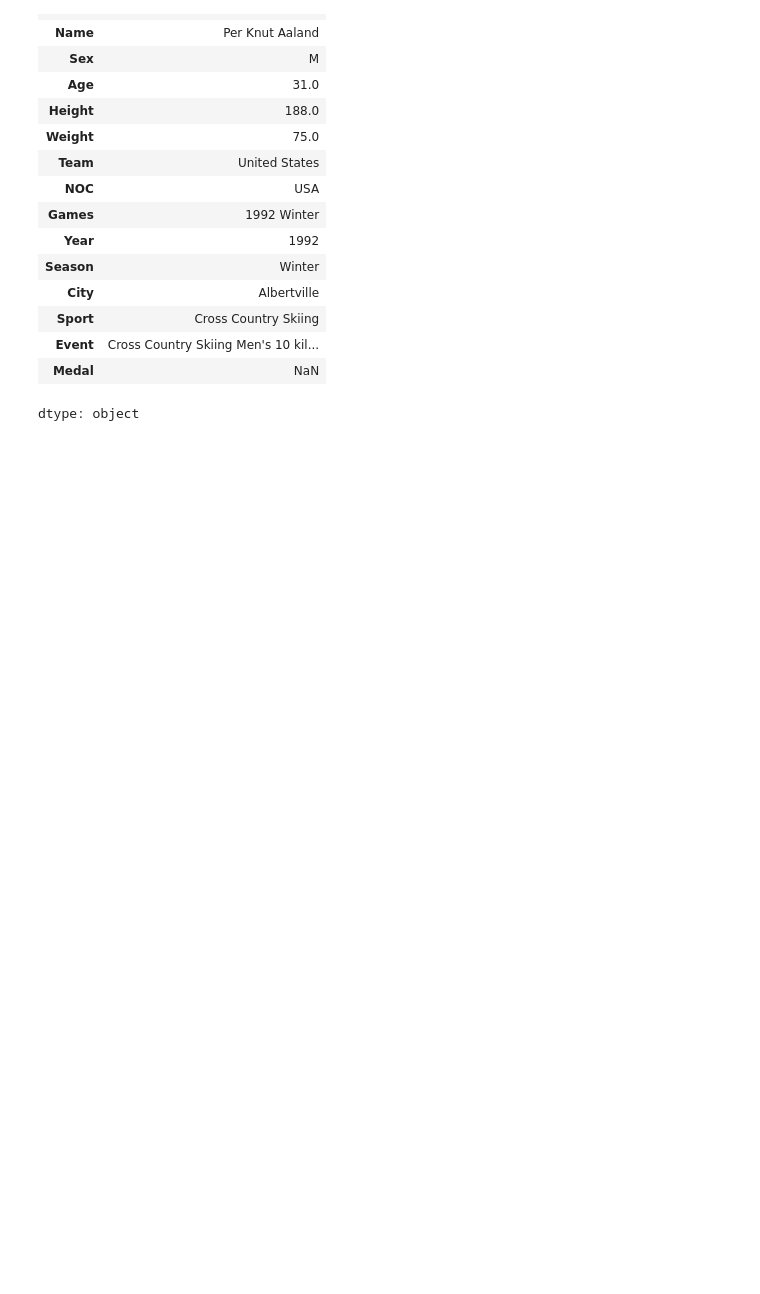
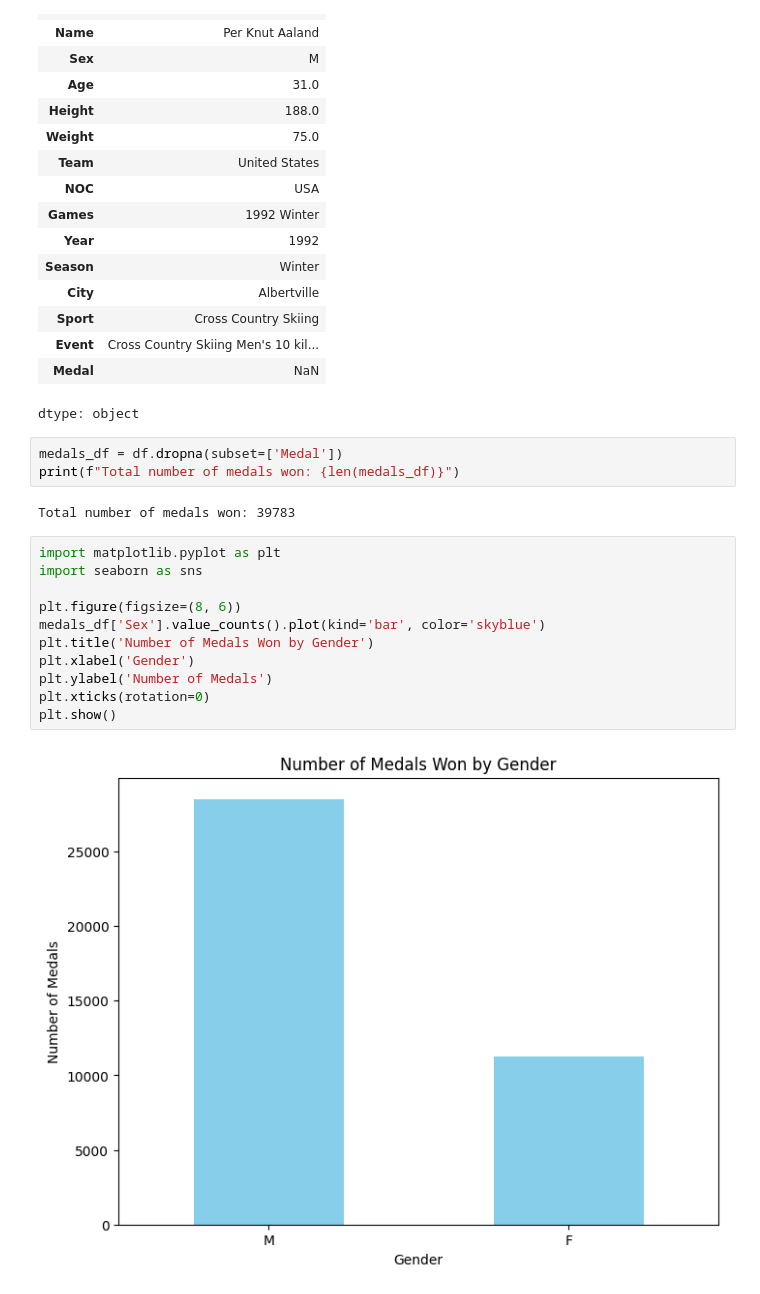
Before and after one commit to JuniorFigueroa18/DSHSRP, a Jupyter notebook: Data_Science_Project.ipynb, the cells around one changed output. Drawn from its saved outputs; the diff is of its cells as text; blank space fills up the shorter version.

```diff
--- a/Data_Science_Project.ipynb
+++ b/Data_Science_Project.ipynb
@@ -234,3 +234,21 @@ display(df.iloc[10])
 | Event | Cross Country Skiing Men's 10 kil... |
 | Medal | NaN |
 dtype: object
+# %%
+medals_df = df.dropna(subset=['Medal'])
+print(f"Total number of medals won: {len(medals_df)}")
+# %% [output]
+Total number of medals won: 39783
+# %%
+import matplotlib.pyplot as plt
+import seaborn as sns
+
+plt.figure(figsize=(8, 6))
+medals_df['Sex'].value_counts().plot(kind='bar', color='skyblue')
+plt.title('Number of Medals Won by Gender')
+plt.xlabel('Gender')
+plt.ylabel('Number of Medals')
+plt.xticks(rotation=0)
+plt.show()
+# %% [output]
+[figure, added]
```
Also changed, not shown: parts of 2 cells of this notebook.
